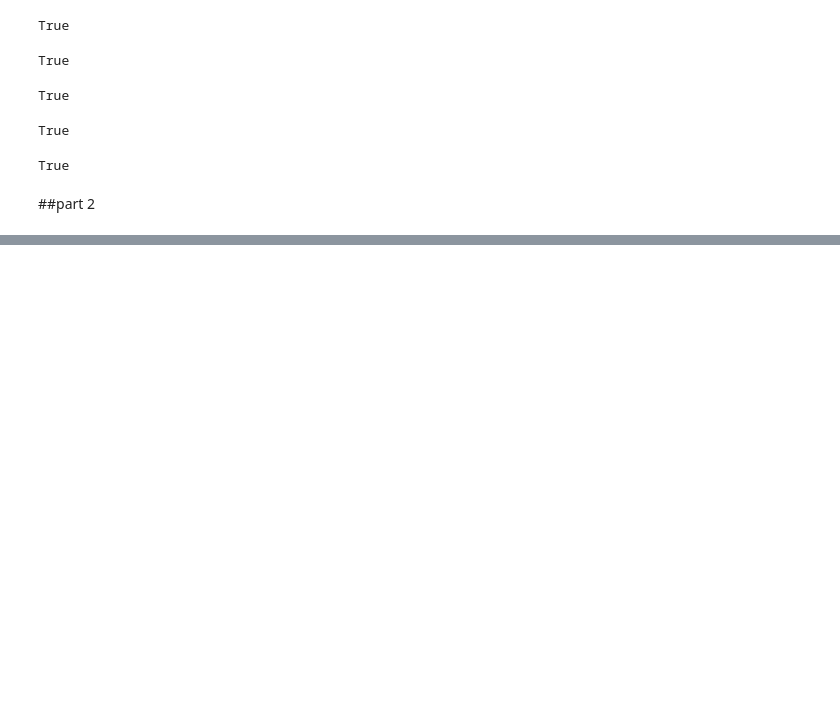
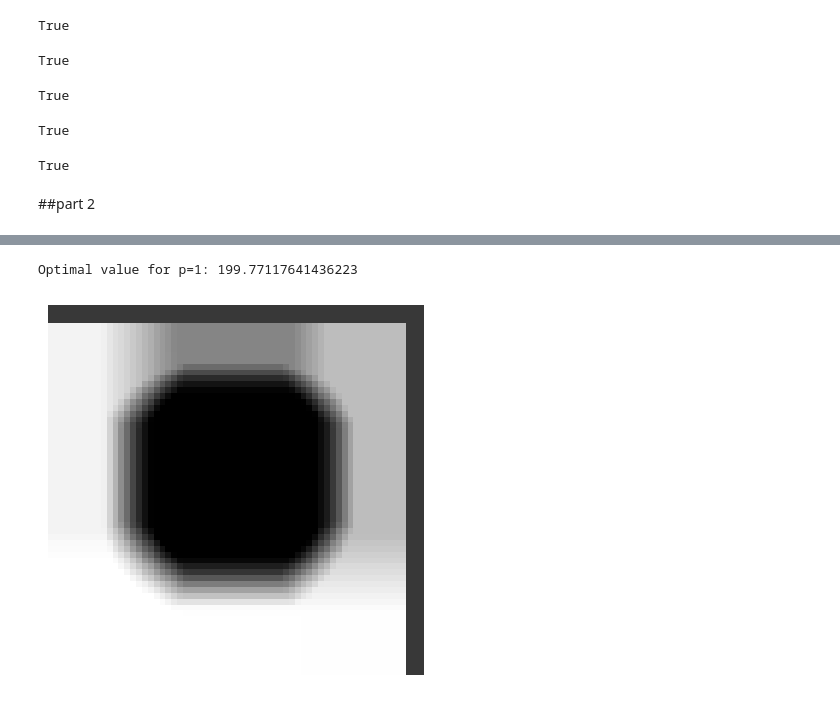
Before and after one commit to AmirHosseinNaghdi2003/convex-optimization, a Jupyter notebook: CHW1/CO_CHW1.ipynb, the cells around one changed output, grey strips where cells are left out. Cells and saved outputs as stored; diff of their text form; code cells hidden in the pictures; blank space fills up the shorter version.

```diff
--- a/CHW1/CO_CHW1.ipynb
+++ b/CHW1/CO_CHW1.ipynb
@@ -108,0 +152,8 @@ log(1.0 + [0.5 0.5 0.5 0.5 0.5] @ var981) + 0.1 @ Pnorm(var981, 2)
+# %%
+# LASSO with p=1
+opt1, img1 = lasso(toy, 1, 1)
+print("Optimal value for p=1:", opt1)
+display_grayscale_image(img1)
+# %% [output]
+Optimal value for p=1: 199.77117641436223
+[figure, added]
```
Also changed, not shown: parts of 9 cells of this notebook.
